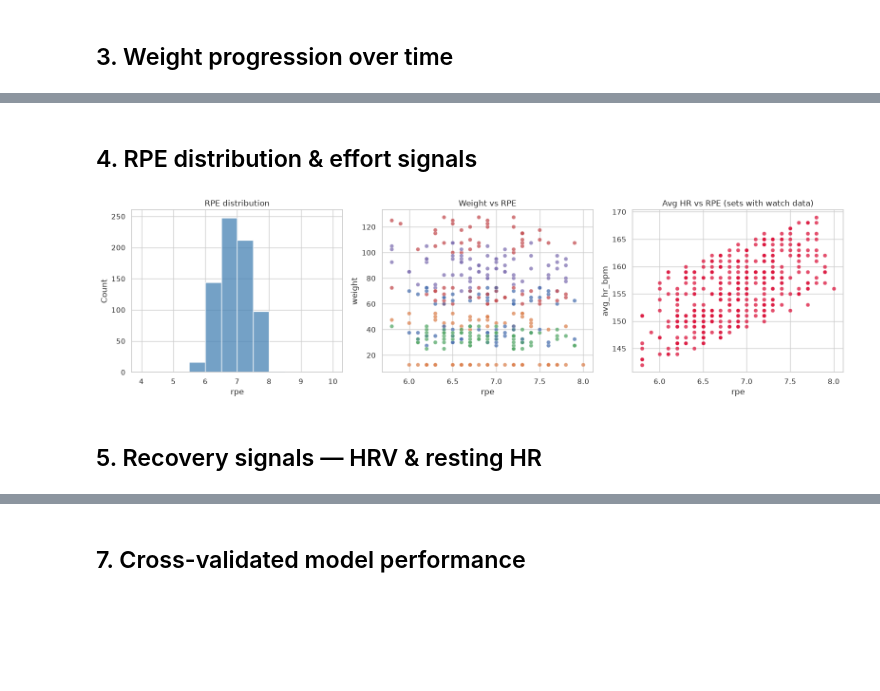
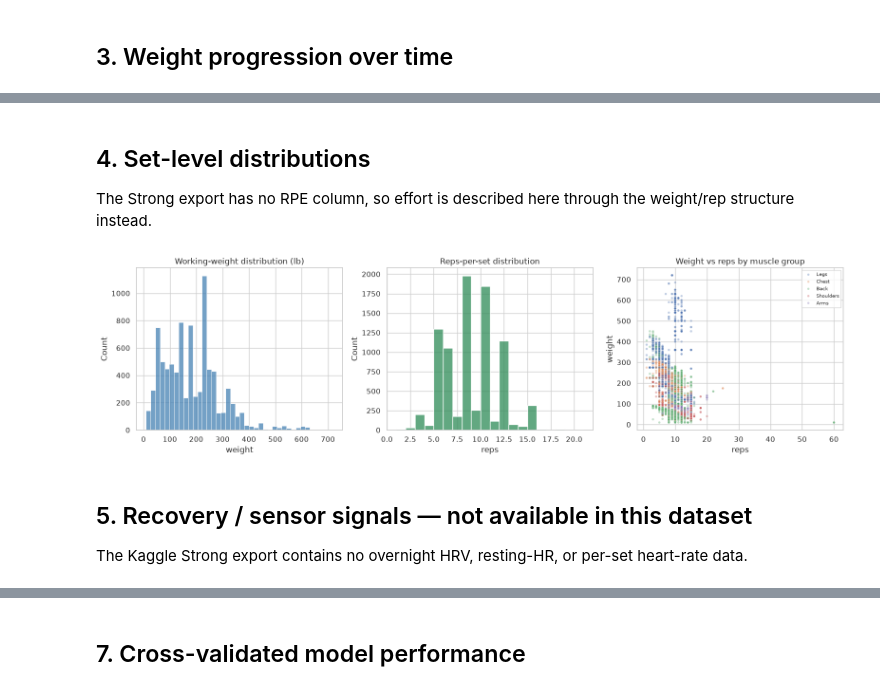
Before and after one commit to Agrovate/workout-ai, a Jupyter notebook: model_metrics.ipynb, the cells around one changed output, grey strips where cells are left out. Saved outputs shown, nothing was run; the diff lists cells and outputs as text; code cells hidden in the pictures; blank space fills up the shorter version.

Commit message:
using kaggle datasets

```diff
--- a/model_metrics.ipynb
+++ b/model_metrics.ipynb
@@ -142,24 +157,32 @@ plt.show()
 # %% [markdown]
-## 4. RPE distribution & effort signals
+## 4. Set-level distributions
+
+The Strong export has no RPE column, so effort is described here through the
+weight/rep structure instead.
 # %%
 fig, axes = plt.subplots(1, 3, figsize=(16, 4.5))
 
-sns.histplot(sets_df["rpe"].dropna(), bins=np.arange(4, 10.5, 0.5), ax=axes[0], color="steelblue")
-axes[0].set_title("RPE distribution")
+sns.histplot(sets_df["weight"], bins=40, ax=axes[0], color="steelblue")
+axes[0].set_title("Working-weight distribution (lb)")
+axes[0].set_xlabel("weight")
 
-sns.scatterplot(data=sets_df, x="rpe", y="weight", hue="muscle_group", alpha=0.5, ax=axes[1], legend=False)
-axes[1].set_title("Weight vs RPE")
+sns.histplot(sets_df["reps"], bins=range(1, 22), ax=axes[1], color="seagreen")
+axes[1].set_title("Reps-per-set distribution")
+axes[1].set_xlabel("reps")
 
-valid_hr = sets_df.dropna(subset=["avg_hr_bpm", "rpe"])
-if not valid_hr.empty:
-    sns.scatterplot(data=valid_hr, x="rpe", y="avg_hr_bpm", alpha=0.5, ax=axes[2], color="crimson")
-axes[2].set_title("Avg HR vs RPE (sets with watch data)")
+sns.scatterplot(data=sets_df, x="reps", y="weight", hue="muscle_group",
+                alpha=0.35, s=12, ax=axes[2])
+axes[2].set_title("Weight vs reps by muscle group")
+axes[2].legend(fontsize=7, loc="upper right")
 
 plt.tight_layout()
-fig.savefig(PLOTS_DIR / "rpe_weight_hr_distributions.png", dpi=150, bbox_inches="tight")
+fig.savefig(PLOTS_DIR / "weight_reps_distributions.png", dpi=150, bbox_inches="tight")
 plt.show()
 # %% [output]
-[figure, old version]
+[figure, new version]
 # %% [markdown]
-## 5. Recovery signals — HRV & resting HR
+## 5. Recovery / sensor signals — not available in this dataset
+
+The Kaggle Strong export contains no overnight HRV, resting-HR, or per-set
+heart-rate data.
 # %%
```
Also changed, not shown: parts of 17 cells of this notebook, 15 other files.
